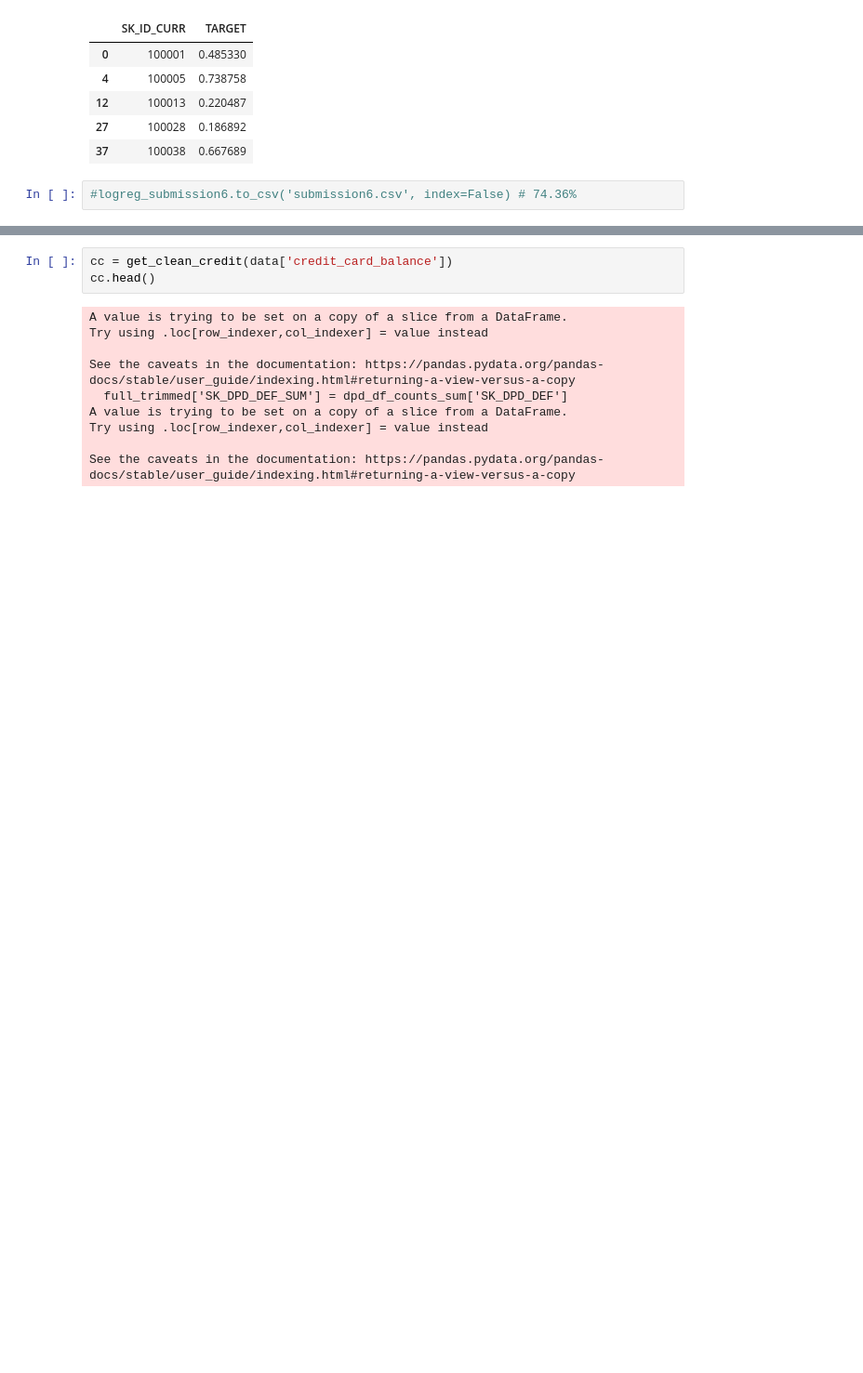
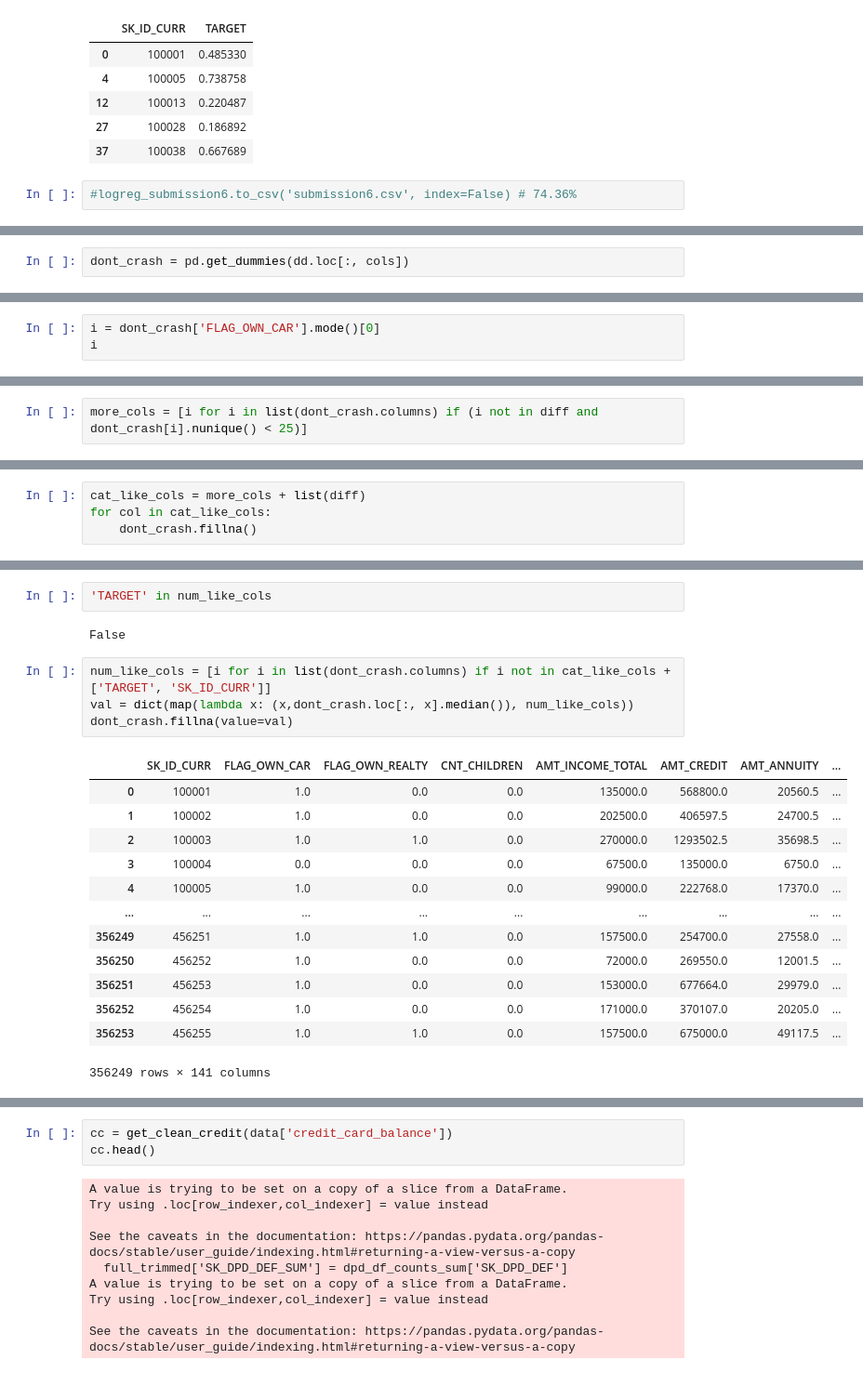
Before and after one commit to DSEI21000-S21/project-home-credit, a Jupyter notebook: experiments/eyob/model_2.ipynb, the cells around one changed output, grey strips where cells are left out. Shown at 93% size. Cells and saved outputs as stored; diff of their text form; blank space fills up the shorter version.

```diff
--- a/experiments/eyob/model_2.ipynb
+++ b/experiments/eyob/model_2.ipynb
@@ -368,0 +594,2 @@ logreg_submission6.head()
+# %%
+dont_crash = pd.get_dummies(dd.loc[:, cols])
@@ -368,0 +616,3 @@ logreg_submission6.head()
+# %%
+i = dont_crash['FLAG_OWN_CAR'].mode()[0]
+i
@@ -368,0 +625,2 @@ logreg_submission6.head()
+# %%
+more_cols = [i for i in list(dont_crash.columns) if (i not in diff and dont_crash[i].nunique() < 25)]
@@ -368,0 +647,4 @@ logreg_submission6.head()
+# %%
+cat_like_cols = more_cols + list(diff)
+for col in cat_like_cols:
+    dont_crash.fillna()
@@ -368,0 +676,22 @@ logreg_submission6.head()
+# %%
+'TARGET' in num_like_cols
+# %% [output]
+False
+# %%
+num_like_cols = [i for i in list(dont_crash.columns) if i not in cat_like_cols + ['TARGET', 'SK_ID_CURR']]
+val = dict(map(lambda x: (x,dont_crash.loc[:, x].median()), num_like_cols))
+dont_crash.fillna(value=val)
+# %% [output]
+|  | SK_ID_CURR | FLAG_OWN_CAR | FLAG_OWN_REALTY | CNT_CHILDREN | AMT_INCOME_TOTAL | AMT_CREDIT | AMT_ANNUITY | ... |
+| 0 | 100001 | 1.0 | 0.0 | 0.0 | 135000.0 | 568800.0 | 20560.5 | ... |
+| 1 | 100002 | 1.0 | 0.0 | 0.0 | 202500.0 | 406597.5 | 24700.5 | ... |
+| 2 | 100003 | 1.0 | 1.0 | 0.0 | 270000.0 | 1293502.5 | 35698.5 | ... |
+| 3 | 100004 | 0.0 | 0.0 | 0.0 | 67500.0 | 135000.0 | 6750.0 | ... |
+| 4 | 100005 | 1.0 | 0.0 | 0.0 | 99000.0 | 222768.0 | 17370.0 | ... |
+| ... | ... | ... | ... | ... | ... | ... | ... | ... |
+| 356249 | 456251 | 1.0 | 1.0 | 0.0 | 157500.0 | 254700.0 | 27558.0 | ... |
+| 356250 | 456252 | 1.0 | 0.0 | 0.0 | 72000.0 | 269550.0 | 12001.5 | ... |
+| 356251 | 456253 | 1.0 | 0.0 | 0.0 | 153000.0 | 677664.0 | 29979.0 | ... |
+| 356252 | 456254 | 1.0 | 0.0 | 0.0 | 171000.0 | 370107.0 | 20205.0 | ... |
+| 356253 | 456255 | 1.0 | 1.0 | 0.0 | 157500.0 | 675000.0 | 49117.5 | ... |
+356249 rows × 141 columns
```
Also changed, not shown: parts of 48 cells of this notebook.
